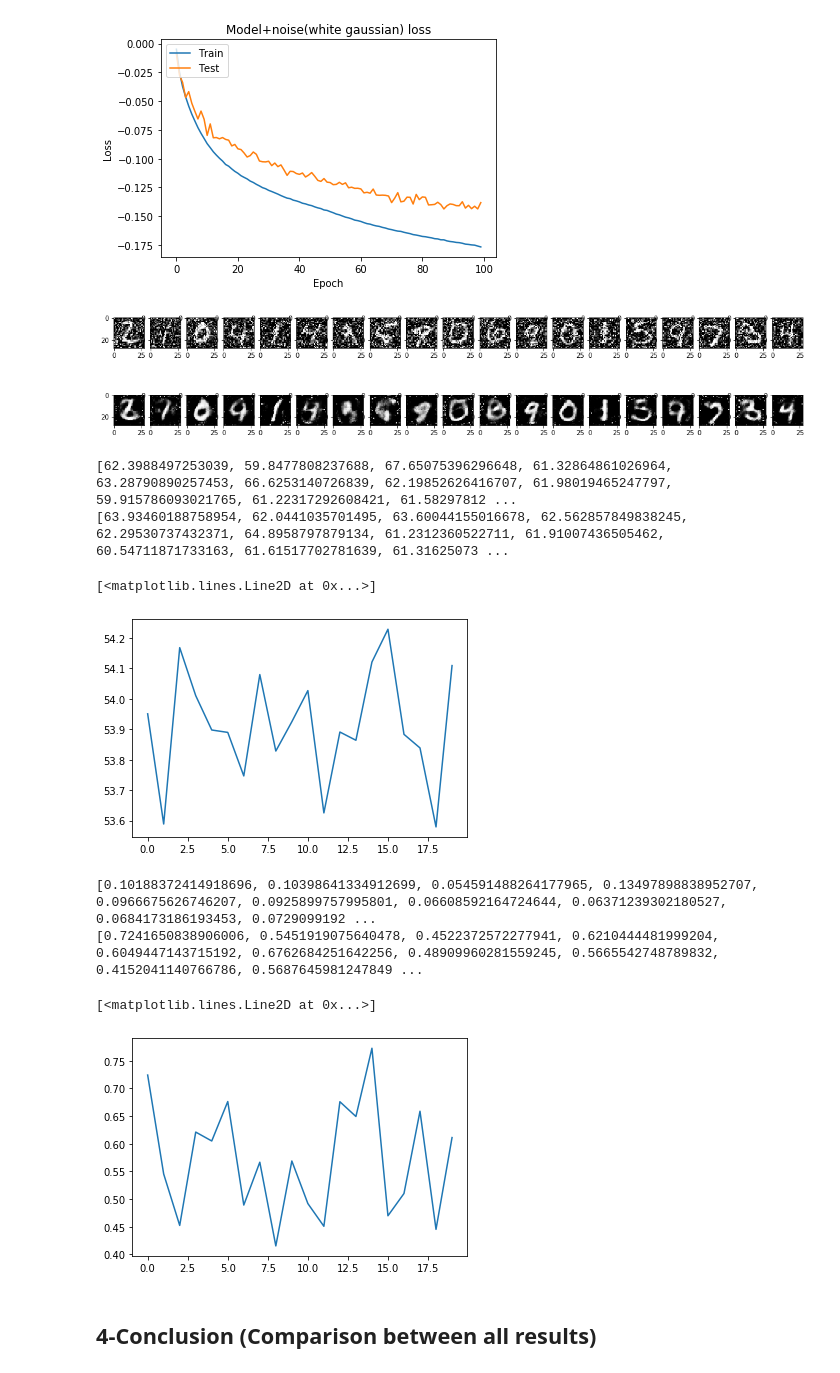
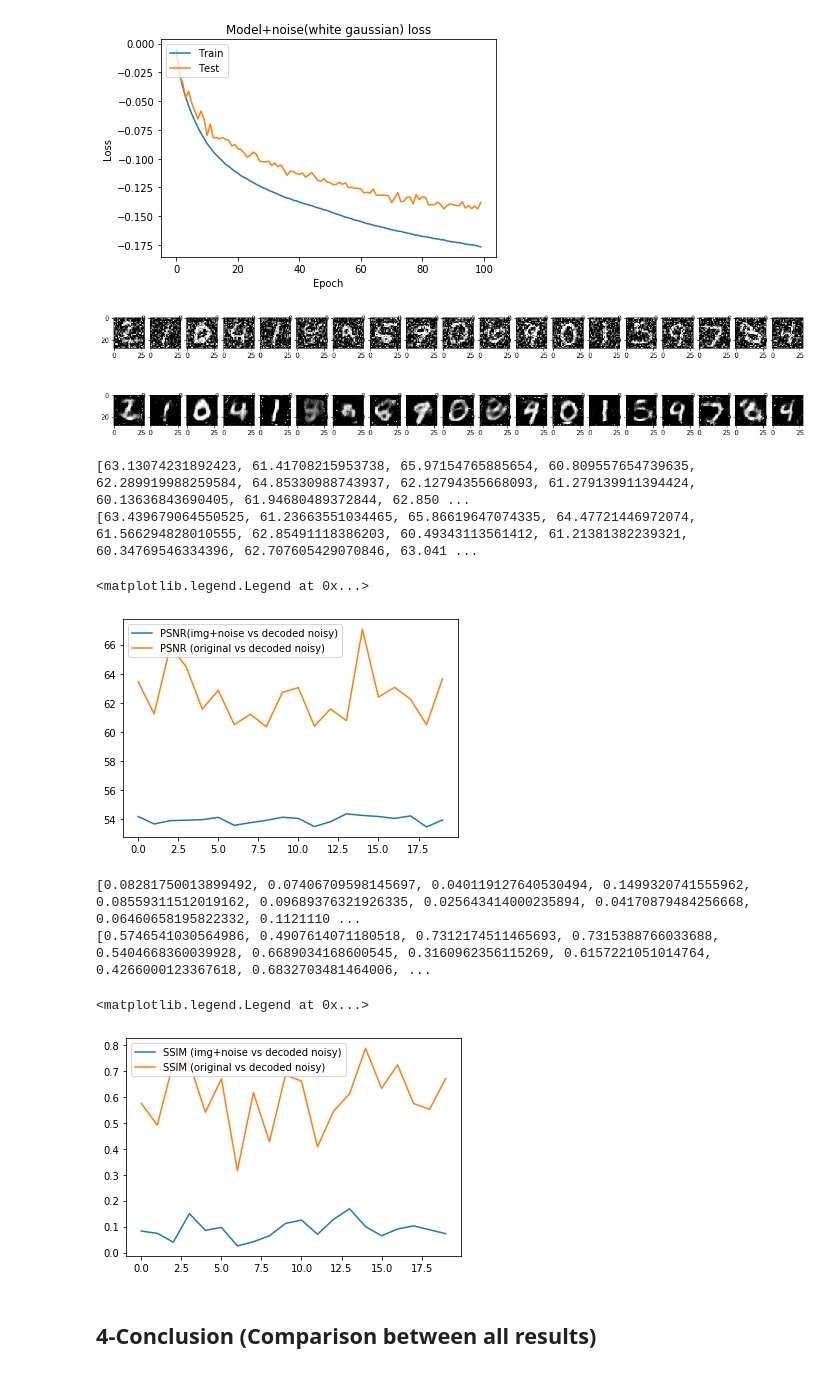
Before and after one commit to ecsquare/Deep-Compression-with-autoencoder, a Jupyter notebook: Compression_with_autoencoder.ipynb, the cells around one changed output. Drawn from its saved outputs; the diff is of its cells as text; code cells hidden in the pictures.

```diff
--- a/Compression_with_autoencoder.ipynb
+++ b/Compression_with_autoencoder.ipynb
@@ -261,5 +266,14 @@ for i in range(20):
     ss=ssim(img1,image, data=img1.max()-image.min())
     s2.append(ss)
 print(s2)
+s22=[]
+for i in range(20):
+    img1=X_test[i]
+    image=decoded_imgs_salt[i]
+    ss=ssim(img1,image, data=img1.max()-image.min())
+    s22.append(ss)
+print(s22)
 plt.plot(s2)
+plt.plot(s22)
+plt.legend(['SSIM(img+noise vs decoded noisy)', 'SSIM (original vs decoded noisy)'], loc='upper left')
 # %% [output]
@@ -434,6 +453,8 @@ plt.legend(['Train', 'Test'], loc='upper left')
 plt.show()
 # %% [output]
 [figure]
+# %%
+autoencoder.load_weights('/content/gdrive/My Drive/Colab Notebooks/checks_autoencoder_poisson/model-100.hdf5')
 # %%
 decoded_imgs_poisson = autoencoder.predict(x_test_noisy)
 n = 20
@@ -522,6 +547,8 @@ plt.legend(['Train', 'Test'], loc='upper left')
 plt.show()
 # %% [output]
 [figure]
+# %%
+autoencoder.load_weights('/content/gdrive/My Drive/Colab Notebooks/checks_autoencoder_white/model-100.hdf5')
 # %%
 decoded_imgs_white = autoencoder.predict(x_test_noisy_white)
 n = 20
@@ -538,7 +565,7 @@ for i in range(1,n):
 
 plt.show()
 # %% [output]
-[figure, old version]
+[figure, new version]
 # %%
 d5=[]
 for i in range(20):
@@ -549,32 +576,36 @@ for i in range(20):
     d55.append(psnr(X_test[i],decoded_imgs_white[i]))
 print(d55)
 plt.plot(d5)
+plt.plot(d55)
+plt.legend(['PSNR(img+noise vs decoded noisy)', 'PSNR (original vs decoded noisy)'], loc='upper left')
 # %% [output]
-[62.3988497253039, 59.8477808237688, 67.65075396296648, 61.32864861026964, 63.28790890257453, 66.6253140726839, 62.19852626416707, 61.98019465247797, 59.915786093021765, 61.22317292608421, 61.58297812 ...
-[63.93460188758954, 62.0441035701495, 63.60044155016678, 62.562857849838245, 62.29530737432371, 64.8958797879134, 61.2312360522711, 61.91007436505462, 60.54711871733163, 61.61517702781639, 61.31625073 ...
+[63.13074231892423, 61.41708215953738, 65.97154765885654, 60.809557654739635, 62.289919988259584, 64.85330988743937, 62.12794355668093, 61.279139911394424, 60.13636843690405, 61.94680489372844, 62.850 ...
+[63.439679064550525, 61.23663551034465, 65.86619647074335, 64.47721446972074, 61.566294828010555, 62.85491118386203, 60.49343113561412, 61.21381382239321, 60.34769546334396, 62.707605429070846, 63.041 ...
-[<matplotlib.lines.Line2D at 0x...>]
+<matplotlib.legend.Legend at 0x...>
-[figure, old version]
+[figure, new version]
 # %%
 s5=[]
 for i in range(20):
     img1=x_test_noisy_white[i]
     image=decoded_imgs_white[i]
     ss=ssim(img1,image, data=img1.max()-image.min())
     s5.append(ss)
 print(s5)
 s55=[]
 for i in range(20):
     img1=X_test[i]
     image=decoded_imgs_white[i]
     ss=ssim(img1,image, data=img1.max()-image.min())
     s55.append(ss)
 print(s55)
+plt.plot(s5)
 plt.plot(s55)
+plt.legend(['SSIM (img+noise vs decoded noisy)', 'SSIM (original vs decoded noisy)'], loc='upper left')
 # %% [output]
-[0.10188372414918696, 0.10398641334912699, 0.054591488264177965, 0.13497898838952707, 0.0966675626746207, 0.0925899757995801, 0.06608592164724644, 0.06371239302180527, 0.0684173186193453, 0.0729099192 ...
-[0.7241650838906006, 0.5451919075640478, 0.4522372572277941, 0.6210444481999204, 0.6049447143715192, 0.6762684251642256, 0.48909960281559245, 0.5665542748789832, 0.4152041140766786, 0.5687645981247849 ...
+[0.08281750013899492, 0.07406709598145697, 0.040119127640530494, 0.1499320741555962, 0.08559311512019162, 0.09689376321926335, 0.025643414000235894, 0.04170879484256668, 0.06460658195822332, 0.1121110 ...
+[0.5746541030564986, 0.4907614071180518, 0.7312174511465693, 0.7315388766033688, 0.5404668360039928, 0.6689034168600545, 0.3160962356115269, 0.6157221051014764, 0.4266000123367618, 0.6832703481464006, ...
-[<matplotlib.lines.Line2D at 0x...>]
+<matplotlib.legend.Legend at 0x...>
-[figure, old version]
+[figure, new version]
 # %% [markdown]
 <h2> 4-Conclusion (Comparison between all results)</h2>
 # %%
```
Also changed, not shown: parts of 13 cells of this notebook.
